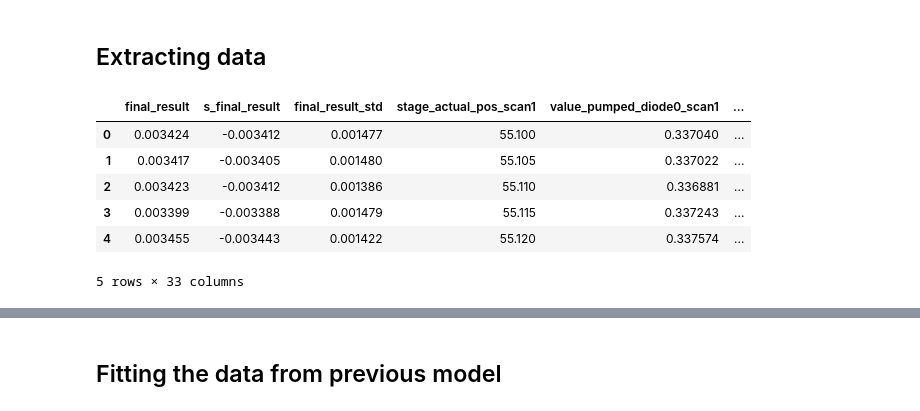
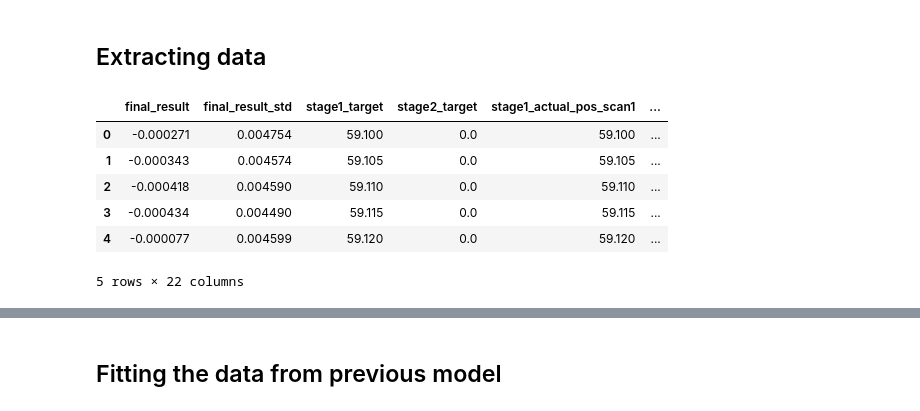
Before and after one commit to VictorC-dot/GeTe_Spectro_Simulation, a Jupyter notebook: Model_2D_Spectro.ipynb, the cells around one changed output, grey strips where cells are left out. Saved outputs shown, nothing was run; the diff lists cells and outputs as text; code cells hidden in the pictures.

```diff
--- a/Model_2D_Spectro.ipynb
+++ b/Model_2D_Spectro.ipynb
@@ -1028,7 +1028,7 @@ plt.show()
 # %%
 ### The data will be extracted from csv files
 
-files = glob.glob("data/scan_*.csv")
+files = glob.glob("data/*/scan_*.csv")
 
 dfs = {}
 
@@ -1040,18 +1040,18 @@ for file in files:
 # %%
 ### First analysis of the data strucure
 
-dfs["20260331_124447"].head()
+dfs["20260428_122914"].head()
 
 # final_result correspond to an average of the observed results, each scan contains 100 points and measure 5 parameters :
 # pos, pumped, unpumped, pumped std and unpumped std
 # %% [output]
-|  | final_result | s_final_result | final_result_std | stage_actual_pos_scan1 | value_pumped_diode0_scan1 | ... |
-| 0 | 0.003424 | -0.003412 | 0.001477 | 55.100 | 0.337040 | ... |
-| 1 | 0.003417 | -0.003405 | 0.001480 | 55.105 | 0.337022 | ... |
-| 2 | 0.003423 | -0.003412 | 0.001386 | 55.110 | 0.336881 | ... |
-| 3 | 0.003399 | -0.003388 | 0.001479 | 55.115 | 0.337243 | ... |
-| 4 | 0.003455 | -0.003443 | 0.001422 | 55.120 | 0.337574 | ... |
+|  | final_result | final_result_std | stage1_target | stage2_target | stage1_actual_pos_scan1 | ... |
+| 0 | -0.000271 | 0.004754 | 59.100 | 0.0 | 59.100 | ... |
+| 1 | -0.000343 | 0.004574 | 59.105 | 0.0 | 59.105 | ... |
+| 2 | -0.000418 | 0.004590 | 59.110 | 0.0 | 59.110 | ... |
+| 3 | -0.000434 | 0.004490 | 59.115 | 0.0 | 59.115 | ... |
+| 4 | -0.000077 | 0.004599 | 59.120 | 0.0 | 59.120 | ... |
-5 rows × 33 columns
+5 rows × 22 columns
 # %%
 ### Compute s_final_result for switched pumped/unpumped
 
```
Also changed, not shown: parts of 7 cells of this notebook.
